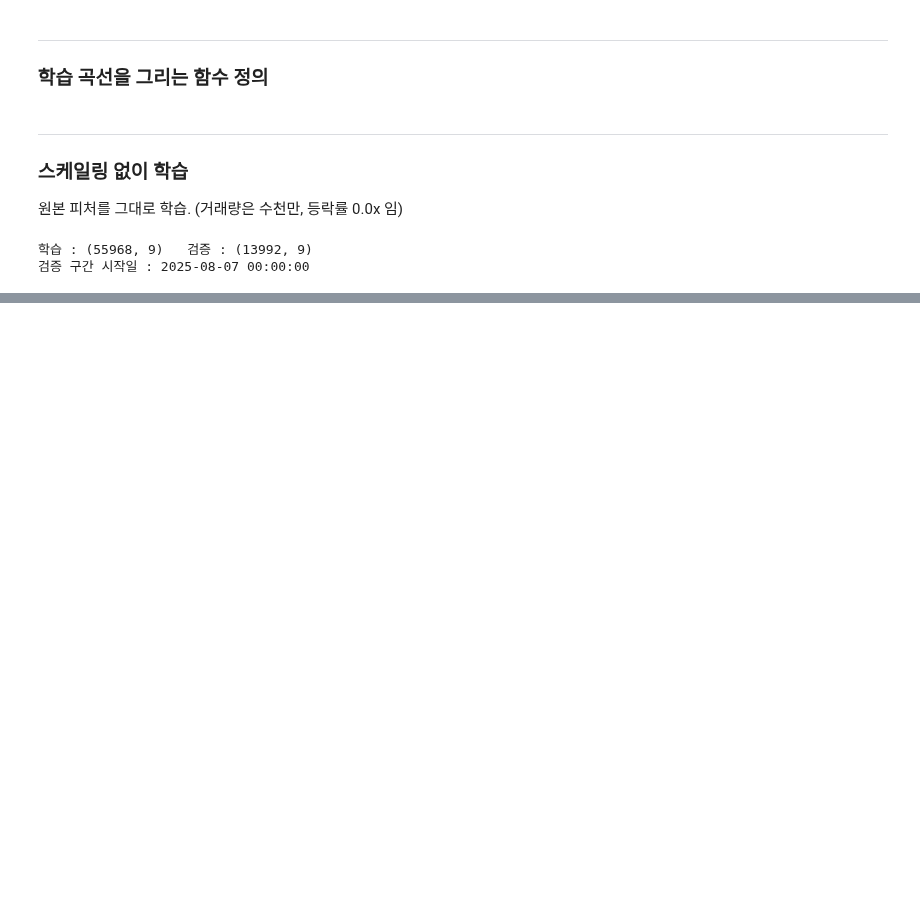
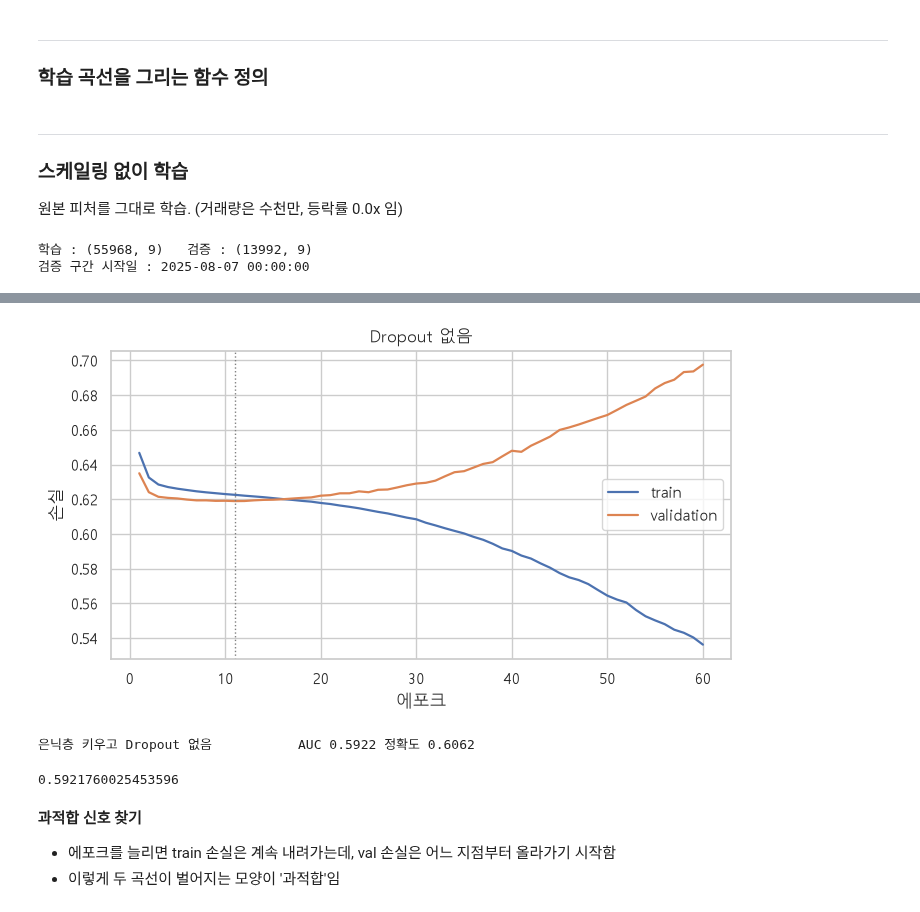
Before and after one commit to Cinderelllllla/demo-repository, a Jupyter notebook: 13_dl/01_keras.ipynb, the cells around one changed output, grey strips where cells are left out. Saved outputs shown, nothing was run; the diff lists cells and outputs as text; code cells hidden in the pictures; blank space fills up the shorter version.

```diff
--- a/13_dl/01_keras.ipynb
+++ b/13_dl/01_keras.ipynb
@@ -348,0 +472,17 @@ print(f"학습 시간 : {time.time() - t0:.0f}초")
+# %%
+t0 = time.time()
+
+model_big = build_model(len(FEATURES), hidden=(256,256,128), dropout=0.0)
+print(f"{model_big.count_params():,}개 / 학습 데이터 {len(X_fit):,}행")
+
+hist_big = model_big.fit(
+                X_fit_s, y_fit,
+                epochs=60,
+                batch_size=512,
+                validation_data=(X_val_s, y_val),
+                shuffle=False,
+                verbose=0
+            )
+
+print(f"학습 시간 : {time.time() - t0:.0f}초")
+print_history(hist_big)
@@ -348,0 +503,13 @@ print(f"학습 시간 : {time.time() - t0:.0f}초")
+# %%
+plot_history(hist_big, "Dropout 없음")
+plt.show()
+
+evaluate("은닉층 키우고 Dropout 없음", model_big, X_test, y_test, scaler)
+# %% [output]
+[figure, added]
+은닉층 키우고 Dropout 없음           AUC 0.5922 정확도 0.6062
+0.5921760025453596
+# %% [markdown]
+**과적합 신호 찾기**
+- 에포크를 늘리면 train 손실은 계속 내려가는데, val 손실은 어느 지점부터 올라가기 시작함
+- 이렇게 두 곡선이 벌어지는 모양이 '과적합'임
```
Also changed, not shown: parts of 13 cells of this notebook.
